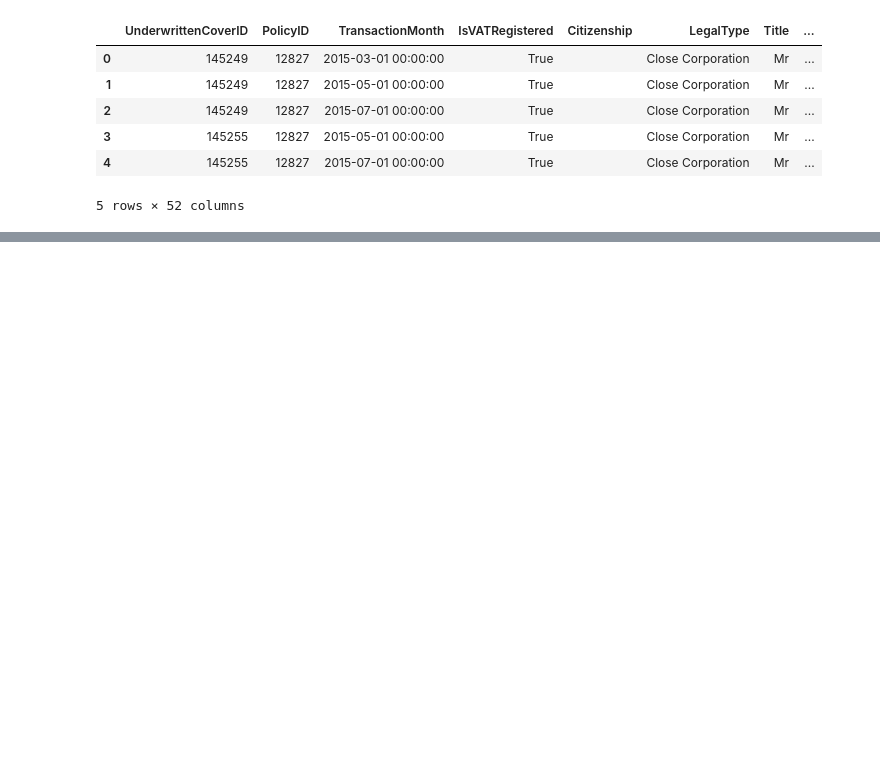
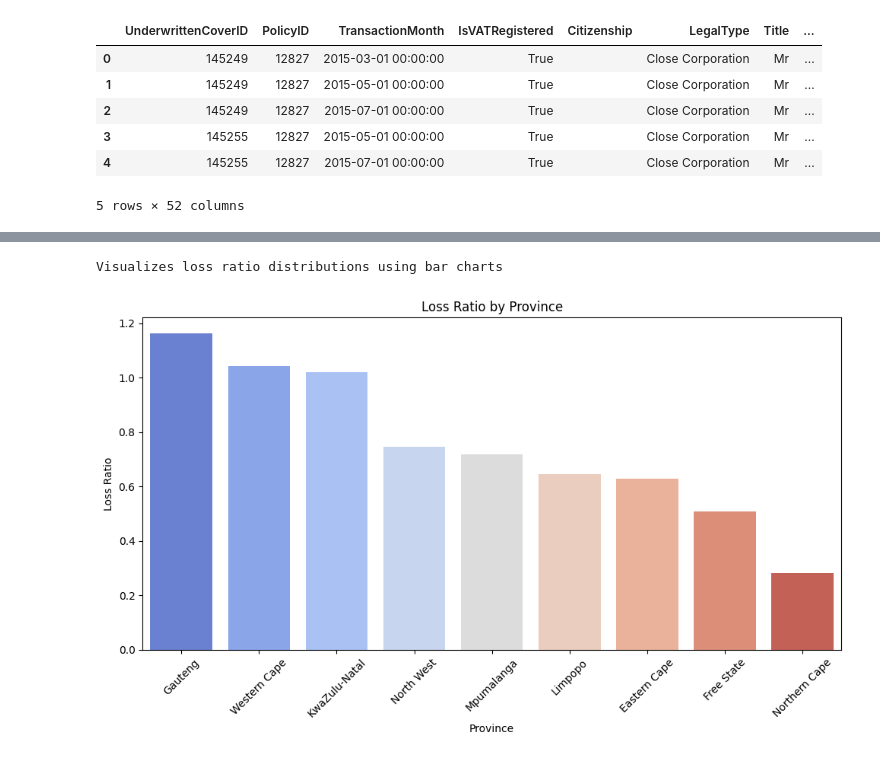
Before and after one commit to mubarek4566/AlphaCare_car_insurance, a Jupyter notebook: notebooks/main.ipynb, the cells around one changed output, grey strips where cells are left out. Cells and saved outputs as stored; diff of their text form; code cells hidden in the pictures; blank space fills up the shorter version.

Commit message:
This is EDA for the data to understand the data

```diff
--- a/notebooks/main.ipynb
+++ b/notebooks/main.ipynb
@@ -26,3 +27,5 @@ df.head()
 # %%
 # write the text file to csv file for more readebility and ease of use
 df.to_csv('../Data/alphacare_car_insurance_data.csv')
+# %%
+df1 = pd.read_csv("../Data/alphacare_car_insurance_data.csv", low_memory=False)
@@ -28,0 +122,2 @@ df.to_csv('../Data/alphacare_car_insurance_data.csv')
+# %%
+edas =EDA(df1)
@@ -28,0 +147,6 @@ df.to_csv('../Data/alphacare_car_insurance_data.csv')
+# %%
+print("Visualizes loss ratio distributions using bar charts")
+edas.plot_loss_ratios("Province")
+# %% [output]
+Visualizes loss ratio distributions using bar charts
+[figure, added]
```
Also changed, not shown: parts of 16 cells of this notebook, 1 other file.
